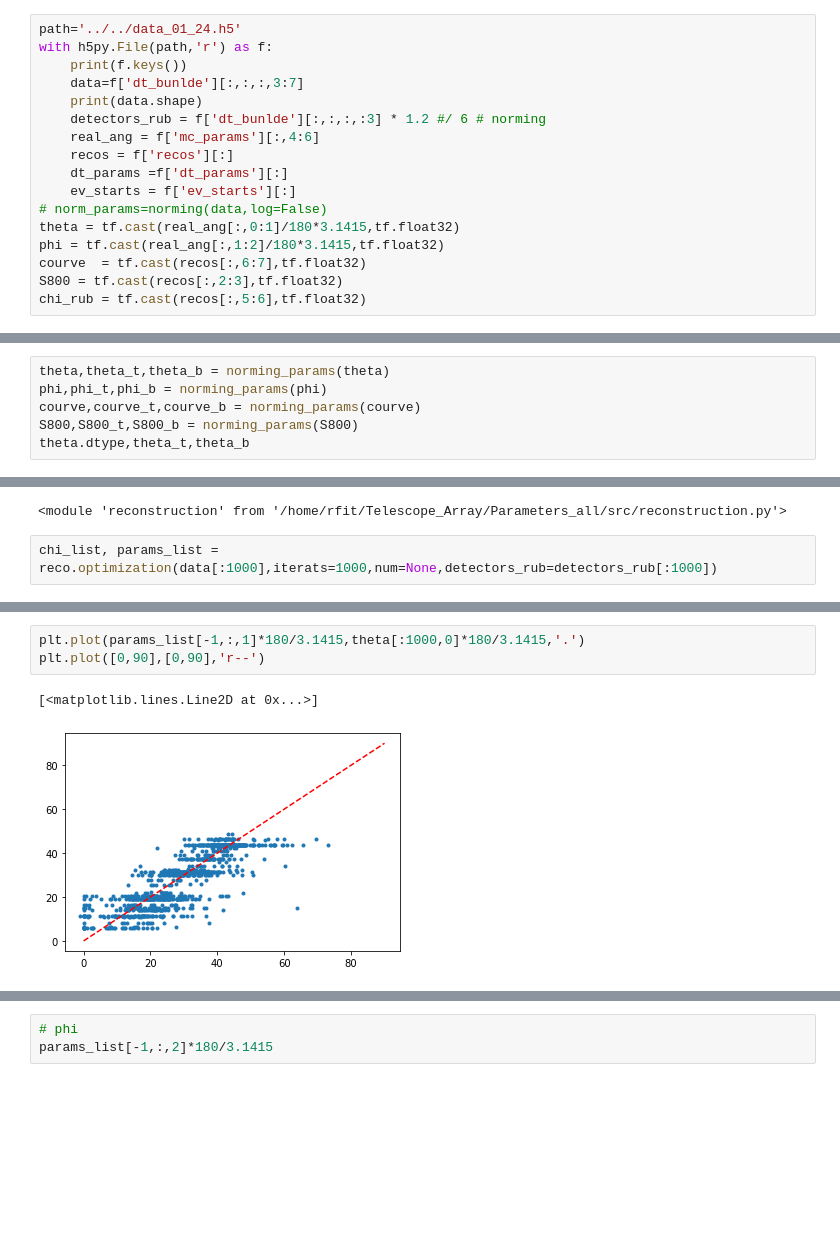
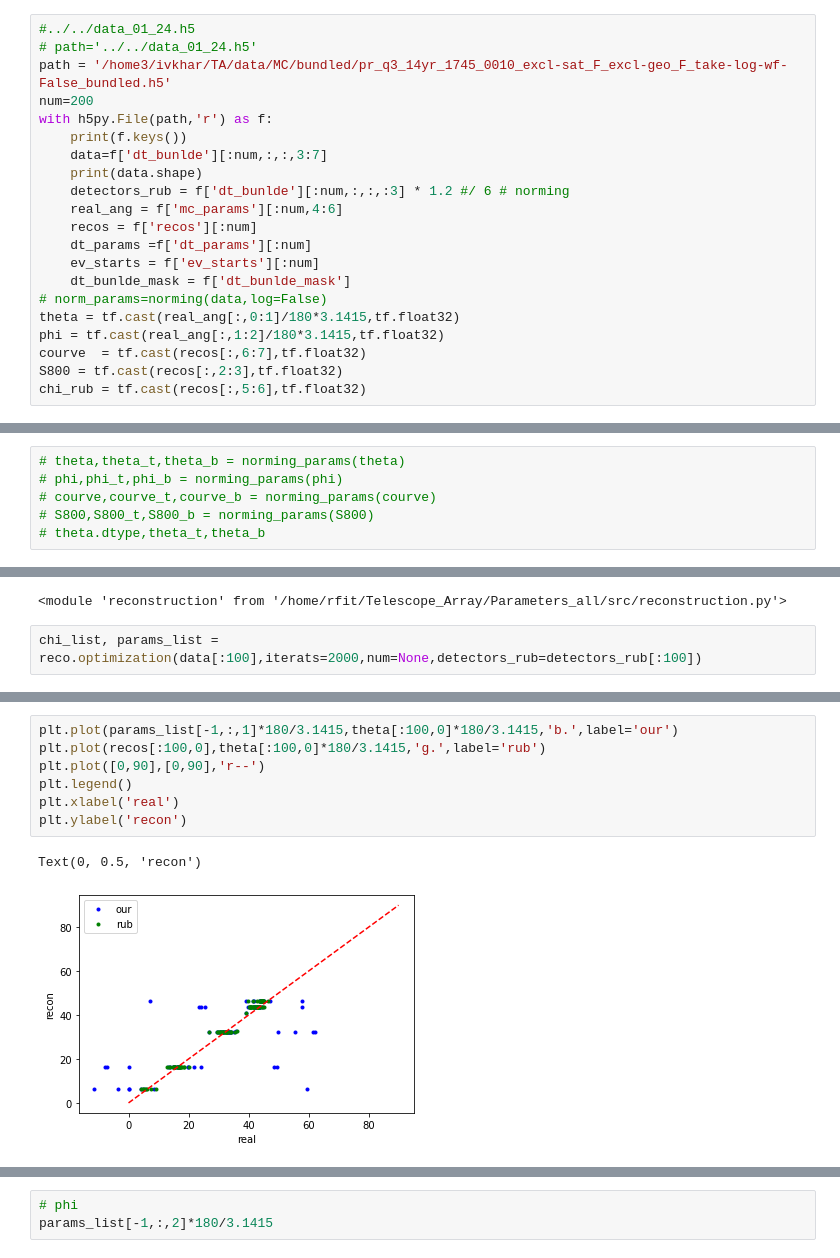
Before and after one commit to fitagdinov/Telescope_Array, a Jupyter notebook: Parameters_all/Notebooks/main_parameters.ipynb, the cells around one changed output, grey strips where cells are left out. Drawn from its saved outputs; the diff is of its cells as text; blank space fills up the shorter version.

```diff
--- a/Parameters_all/Notebooks/main_parameters.ipynb
+++ b/Parameters_all/Notebooks/main_parameters.ipynb
@@ -62,16 +62,20 @@ cd ../Notebooks/
 # %% [output]
 /home/rfit/Telescope_Array/Parameters_all/Notebooks
 # %%
-path='../../data_01_24.h5'
+#../../data_01_24.h5
+# path='../../data_01_24.h5'
+path = '/home3/ivkhar/TA/data/MC/bundled/pr_q3_14yr_1745_0010_excl-sat_F_excl-geo_F_take-log-wf-False_bundled.h5'
+num=200
 with h5py.File(path,'r') as f:
     print(f.keys())
-    data=f['dt_bunlde'][:,:,:,3:7]
+    data=f['dt_bunlde'][:num,:,:,3:7]
     print(data.shape)
-    detectors_rub = f['dt_bunlde'][:,:,:,:3] * 1.2 #/ 6 # norming
-    real_ang = f['mc_params'][:,4:6]
-    recos = f['recos'][:]
-    dt_params =f['dt_params'][:]
-    ev_starts = f['ev_starts'][:]
+    detectors_rub = f['dt_bunlde'][:num,:,:,:3] * 1.2 #/ 6 # norming
+    real_ang = f['mc_params'][:num,4:6]
+    recos = f['recos'][:num]
+    dt_params =f['dt_params'][:num]
+    ev_starts = f['ev_starts'][:num]
+    dt_bunlde_mask = f['dt_bunlde_mask']
 # norm_params=norming(data,log=False)
 theta = tf.cast(real_ang[:,0:1]/180*3.1415,tf.float32)
 phi = tf.cast(real_ang[:,1:2]/180*3.1415,tf.float32)
@@ -90,8 +101,8 @@ def norming_params(param):
 def renorm_params(param,p_t,p_b):
     return param*(p_t-p_b)+p_b
 # %%
-theta,theta_t,theta_b = norming_params(theta)
-phi,phi_t,phi_b = norming_params(phi)
-courve,courve_t,courve_b = norming_params(courve)
-S800,S800_t,S800_b = norming_params(S800)
-theta.dtype,theta_t,theta_b
+# theta,theta_t,theta_b = norming_params(theta)
+# phi,phi_t,phi_b = norming_params(phi)
+# courve,courve_t,courve_b = norming_params(courve)
+# S800,S800_t,S800_b = norming_params(S800)
+# theta.dtype,theta_t,theta_b
@@ -118,5 +125,5 @@ importlib.reload(reco)
 # %% [output]
 <module 'reconstruction' from '/home/rfit/Telescope_Array/Parameters_all/src/reconstruction.py'>
 # %%
-chi_list, params_list = reco.optimization(data[:1000],iterats=1000,num=None,detectors_rub=detectors_rub[:1000])
+chi_list, params_list = reco.optimization(data[:100],iterats=2000,num=None,detectors_rub=detectors_rub[:100])
 # %% [output]
@@ -210,6 +262,10 @@ array([40.799103, 32.7505  ,  6.55946 ,  6.55946 ,  6.55946 ,  6.55946 ,
 # %%
-plt.plot(params_list[-1,:,1]*180/3.1415,theta[:1000,0]*180/3.1415,'.')
+plt.plot(params_list[-1,:,1]*180/3.1415,theta[:100,0]*180/3.1415,'b.',label='our')
+plt.plot(recos[:100,0],theta[:100,0]*180/3.1415,'g.',label='rub')
 plt.plot([0,90],[0,90],'r--')
+plt.legend()
+plt.xlabel('real')
+plt.ylabel('recon')
 # %% [output]
-[<matplotlib.lines.Line2D at 0x...>]
+Text(0, 0.5, 'recon')
-[figure, old version]
+[figure, new version]
```
Also changed, not shown: parts of 13 cells of this notebook, 4 other files.
